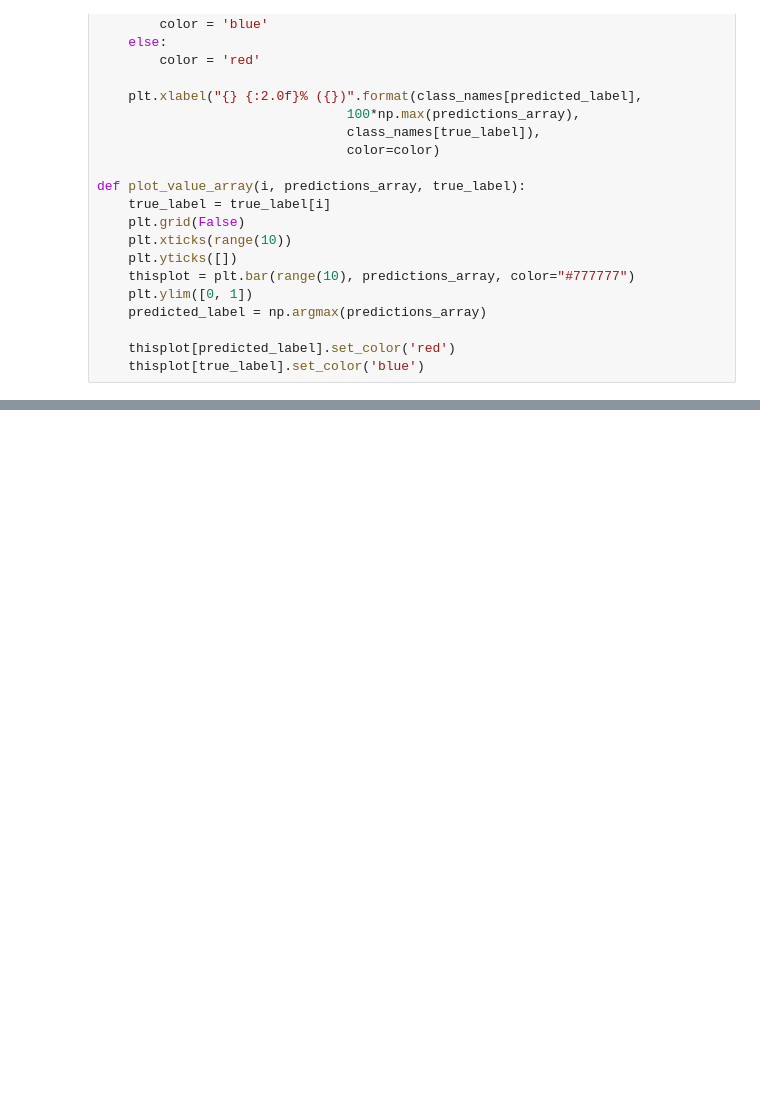
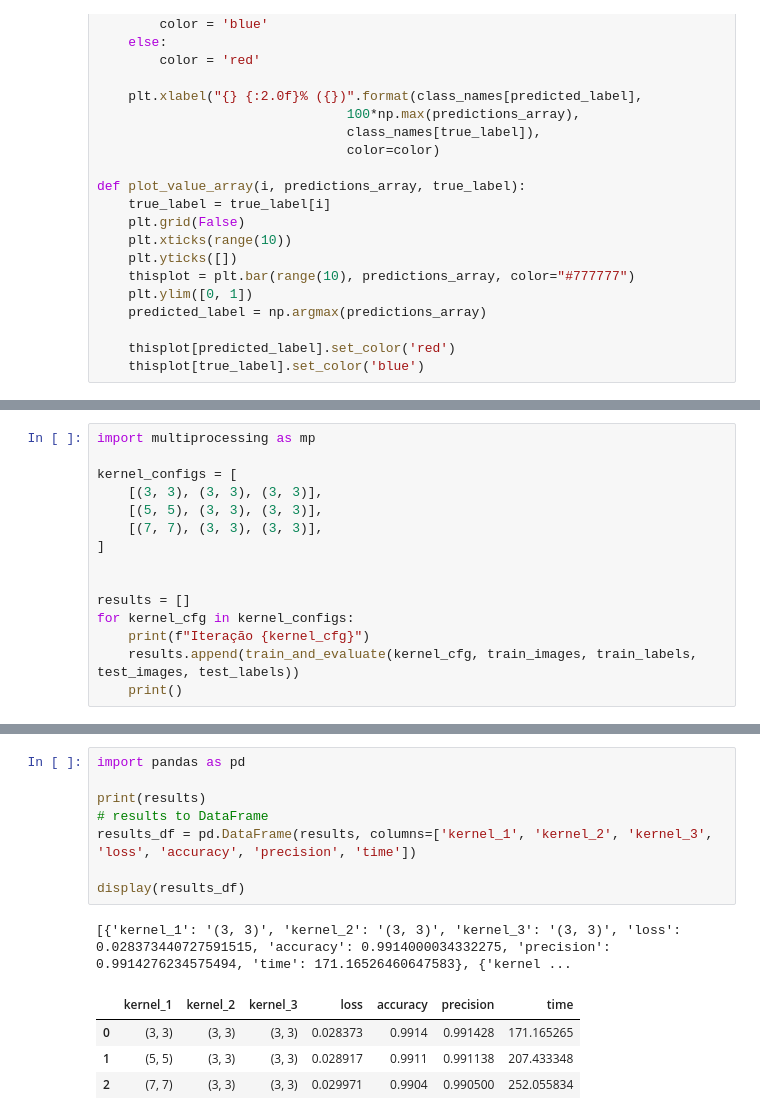
Before and after one commit to rafflezs/Atividades-Mestrado-ICMC, a Jupyter notebook: DeepLearning/Atividade3-CNN/mnist.ipynb, the cells around one changed output, grey strips where cells are left out. Cells and saved outputs as stored; diff of their text form; blank space fills up the shorter version.

```diff
--- a/DeepLearning/Atividade3-CNN/mnist.ipynb
+++ b/DeepLearning/Atividade3-CNN/mnist.ipynb
@@ -190,0 +230,15 @@ ValueError: The total size of the tensor must be unchanged. Received: input_shap
+# %%
+import multiprocessing as mp
+
+kernel_configs = [
+    [(3, 3), (3, 3), (3, 3)],
+    [(5, 5), (3, 3), (3, 3)],
+    [(7, 7), (3, 3), (3, 3)],
+]
+
+
+results = []
+for kernel_cfg in kernel_configs:
+    print(f"Iteração {kernel_cfg}")
+    results.append(train_and_evaluate(kernel_cfg, train_images, train_labels, test_images, test_labels))
+    print()
@@ -190,0 +266,14 @@ ValueError: The total size of the tensor must be unchanged. Received: input_shap
+# %%
+import pandas as pd
+
+print(results)
+# results to DataFrame
+results_df = pd.DataFrame(results, columns=['kernel_1', 'kernel_2', 'kernel_3', 'loss', 'accuracy', 'precision', 'time'])
+
+display(results_df)
+# %% [output]
+[{'kernel_1': '(3, 3)', 'kernel_2': '(3, 3)', 'kernel_3': '(3, 3)', 'loss': 0.028373440727591515, 'accuracy': 0.9914000034332275, 'precision': 0.9914276234575494, 'time': 171.16526460647583}, {'kernel ...
+|  | kernel_1 | kernel_2 | kernel_3 | loss | accuracy | precision | time |
+| 0 | (3, 3) | (3, 3) | (3, 3) | 0.028373 | 0.9914 | 0.991428 | 171.165265 |
+| 1 | (5, 5) | (3, 3) | (3, 3) | 0.028917 | 0.9911 | 0.991138 | 207.433348 |
+| 2 | (7, 7) | (3, 3) | (3, 3) | 0.029971 | 0.9904 | 0.990500 | 252.055834 |
```
Also changed, not shown: parts of 26 cells of this notebook, 11 other files.
